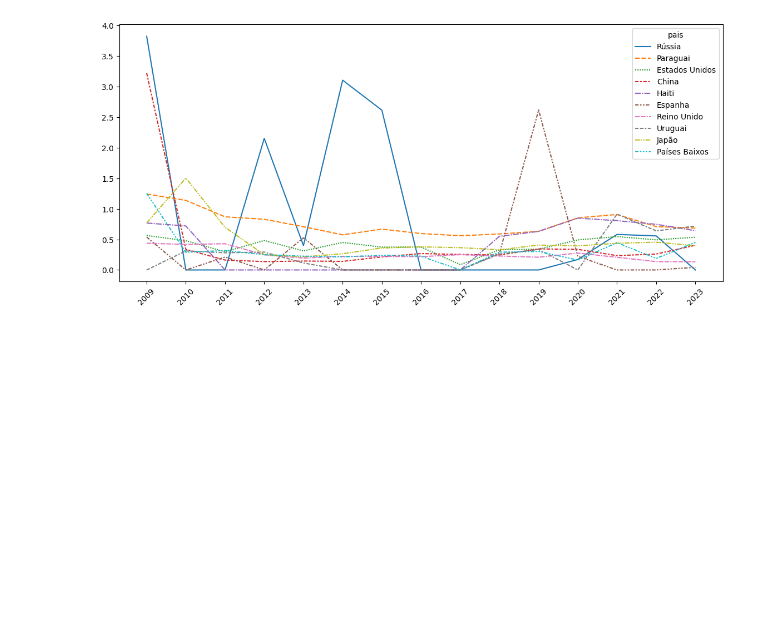
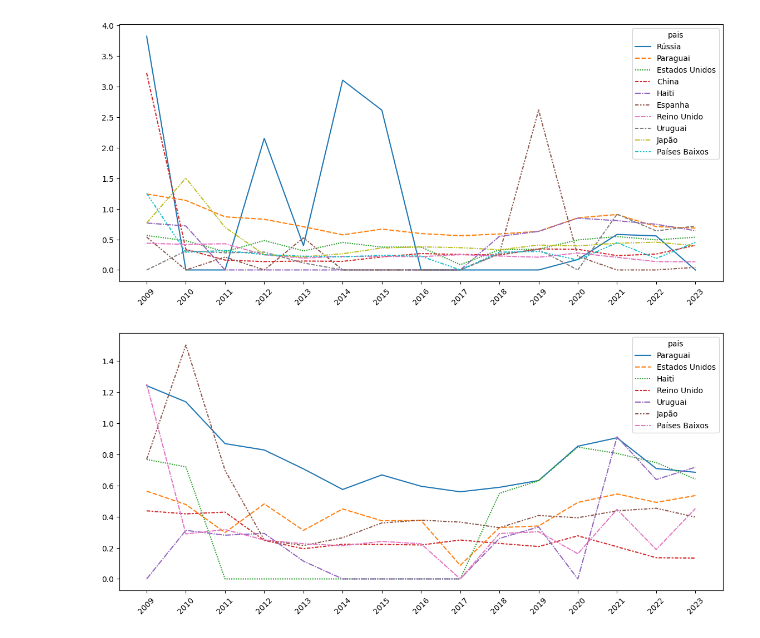
Before and after one commit to GusdPaula/postgraduation_fiap, a Jupyter notebook: tech_challenge.ipynb, the cells around one changed output. Saved outputs shown, nothing was run; the diff lists cells and outputs as text; code cells hidden in the pictures; blank space fills up the shorter version.

```diff
--- a/tech_challenge.ipynb
+++ b/tech_challenge.ipynb
@@ -460,3 +454,10 @@ plt.xticks(rotation=45)
 plt.show()
 # %% [output]
 [figure]
+# %%
+plt.figure(figsize=(14,6))
+sns.lineplot(data=exportacao_vinho_mesa_preco_p_litro_dez_paises_por_litro.query('index not in ["Espanha", "Rússia", "China"]').T)
+plt.xticks(rotation=45)
+plt.show()
+# %% [output]
+[figure, added]
```
Also changed, not shown: parts of 15 cells of this notebook.
